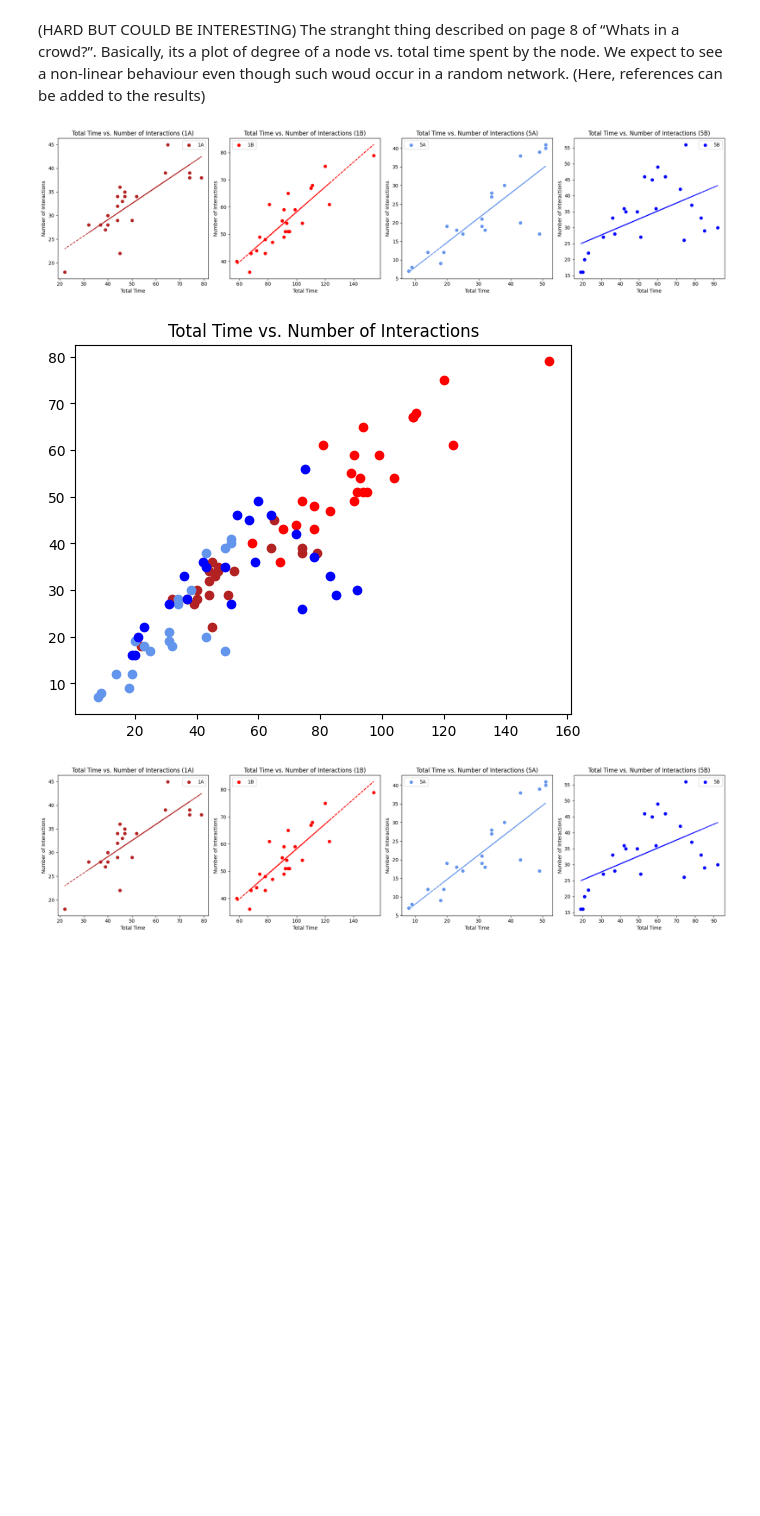
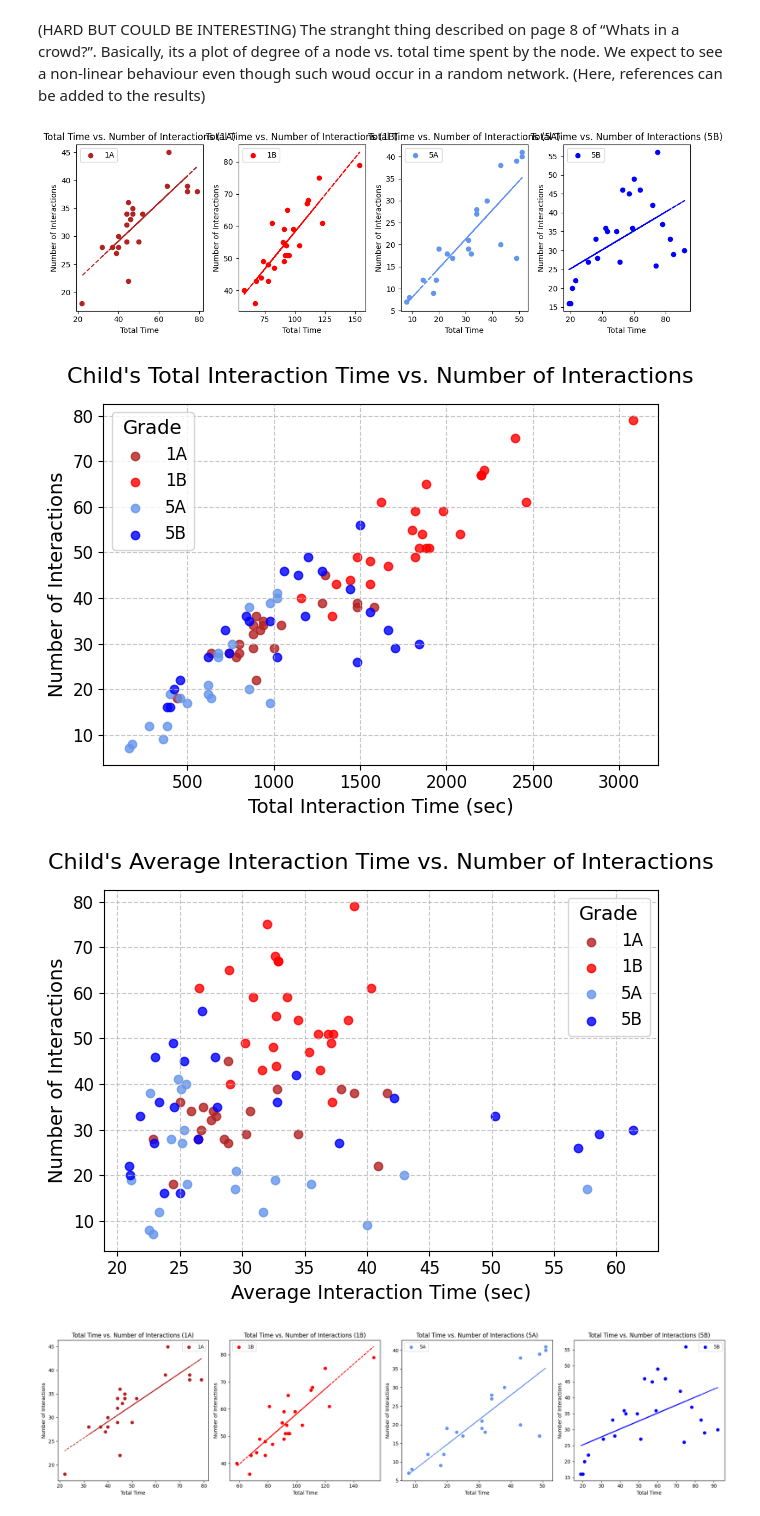
Before and after one commit to marjankowskam/COMP01234_coursework, a Jupyter notebook: task7.ipynb, the cells around one changed output. Cells and saved outputs as stored; diff of their text form; code cells hidden in the pictures; blank space fills up the shorter version.

```diff
--- a/task7.ipynb
+++ b/task7.ipynb
@@ -221,7 +365,7 @@ plt.show()
 (HARD BUT COULD BE INTERESTING) The stranght thing described on page 8 of “Whats in a crowd?”. Basically, its a plot of degree of a node vs. total time spent by the node. We expect to see a non-linear behaviour even though such woud occur in a random network. (Here, references can be added to the results)
 # %%
 # do a scatterplot for each grade like a 1x4 figure
-fig, axes = plt.subplots(1, 4, figsize=(20, 5))
+fig, axes = plt.subplots(1, 4, figsize=(12, 4))
 
 for ax, (grade, nodes) in zip(axes, group.items()):
     tmin = time_to_timestamp(first_break[grade])
@@ -233,42 +377,98 @@ for ax, (grade, nodes) in zip(axes, group.items()):
 
     total_time = {node: df_filtered[(df_filtered['u'] == node) | (df_filtered['v'] == node)]['weight'].sum() for node in nodes}
     number_of_interactions = {node: df_filtered[(df_filtered['u'] == node) | (df_filtered['v'] == node)]['weight'].count() for node in nodes}
     total_neighbours = {node: len(set(df_filtered[df_filtered['u'] == node]['v']).union(set(df_filtered[df_filtered['v'] == node]['u']))) for node in nodes}
 
     # do a scatterplot of total_time vs. number_of_interactions
     ax.scatter(total_time.values(), number_of_interactions.values(), color=grade_dict_more[grade], label=grade)
     ax.set_title(f'Total Time vs. Number of Interactions ({grade})')
     ax.set_xlabel('Total Time')
     ax.set_ylabel('Number of Interactions')
     ax.legend()
 
     # do a least squares linear fit
     x = np.array(list(total_time.values()))
     y = np.array(list(number_of_interactions.values()))
     m, b = np.polyfit(x, y, 1)
     ax.plot(x, m*x + b, color=grade_dict_more[grade], linestyle='--')
 
 plt.tight_layout()
 plt.show()
 
+import matplotlib.pyplot as plt
+
 for grade, nodes in group.items():
     tmin = time_to_timestamp(first_break[grade])
-    tmax = tmin + 30*60 # 10 minutes
+    tmax = tmin + 30 * 60  # 30 minutes
 
+    # Filter and process the data
     df_filtered = df[(df['u'].isin(nodes)) & (df['v'].isin(nodes)) & (df['time'] >= tmin) & (df['time'] <= tmax)]
-
     nodes = set(df_filtered['u'].unique()).union(set(df_filtered['v'].unique()))
 
-    total_time = {node: df_filtered[(df_filtered['u'] == node) | (df_filtered['v'] == node)]['weight'].sum() for node in nodes}
+    # Calculate metrics
+    total_time = {node: df_filtered[(df_filtered['u'] == node) | (df_filtered['v'] == node)]['weight'].sum() * 20 for node in nodes}
     number_of_interactions = {node: df_filtered[(df_filtered['u'] == node) | (df_filtered['v'] == node)]['weight'].count() for node in nodes}
-    total_neighbours = {node: len(set(df_filtered[df_filtered['u'] == node]['v']).union(set(df_filtered[df_filtered['v'] == node]['u']))) for node in nodes}
 
-    # do a scatterplot of total_time vs. number_of_interactions
-    plt.scatter(total_time.values(), number_of_interactions.values(), color=grade_dict_more[grade], label=grade)
-    plt.title('Total Time vs. Number of Interactions')
+    # Scatter plot
+    plt.scatter(
+        total_time.values(),
+        number_of_interactions.values(),
+        color=grade_dict_more[grade],
+        label=grade,
+        alpha=0.8
+    )
+
+# Customize the plot
+plt.title("Child's Total Interaction Time vs. Number of Interactions", fontsize=16, pad=15)
+plt.xlabel('Total Interaction Time (sec)', fontsize=14)
+plt.ylabel('Number of Interactions', fontsize=14)
+plt.legend(title='Grade', fontsize=12, title_fontsize=14, loc='upper left')
+plt.xticks(fontsize=12)
+plt.yticks(fontsize=12)
+plt.grid(True, linestyle='--', alpha=0.7)
+
+# Adjust layout and display the plot
+plt.tight_layout()
+plt.show()
+
+
+for grade, nodes in group.items():
+    tmin = time_to_timestamp(first_break[grade])
+    tmax = tmin + 30 * 60  # 30 minutes
+
+    # Filter and process the data
+    df_filtered = df[(df['u'].isin(nodes)) & (df['v'].isin(nodes)) & (df['time'] >= tmin) & (df['time'] <= tmax)]
+    nodes = set(df_filtered['u'].unique()).union(set(df_filtered['v'].unique()))
+
+    # Calculate metrics
+    total_time = {node: df_filtered[(df_filtered['u'] == node) | (df_filtered['v'] == node)]['weight'].sum() * 20 for node in nodes}
+    number_of_interactions = {node: df_filtered[(df_filtered['u'] == node) | (df_filtered['v'] == node)]['weight'].count() for node in nodes}
+
+    # Scatter plot
+    plt.scatter(
+        [total_time[node]/number_of_interactions[node] for node in total_time.keys()],
+        number_of_interactions.values(),
+        color=grade_dict_more[grade],
+        label=grade,
+        alpha=0.8
+    )
+
+# Customize the plot
+plt.title("Child's Average Interaction Time vs. Number of Interactions", fontsize=16, pad=15)
+plt.xlabel('Average Interaction Time (sec)', fontsize=14)
+plt.ylabel('Number of Interactions', fontsize=14)
+plt.legend(title='Grade', fontsize=12, title_fontsize=14, loc='upper right')
+plt.xticks(fontsize=12)
+plt.yticks(fontsize=12)
+plt.grid(True, linestyle='--', alpha=0.7)
+
+# Adjust layout and display the plot
+plt.tight_layout()
+plt.show()
 # %% [output]
-[figure, old version]
+[figure, new version]
-[figure, old version]
+[figure, new version]
+[figure, added]
 # %%
 # do a scatterplot for each grade like a 1x4 figure
 fig, axes = plt.subplots(1, 4, figsize=(20, 5))
```
Also changed, not shown: parts of 6 cells of this notebook, 1 other file.
